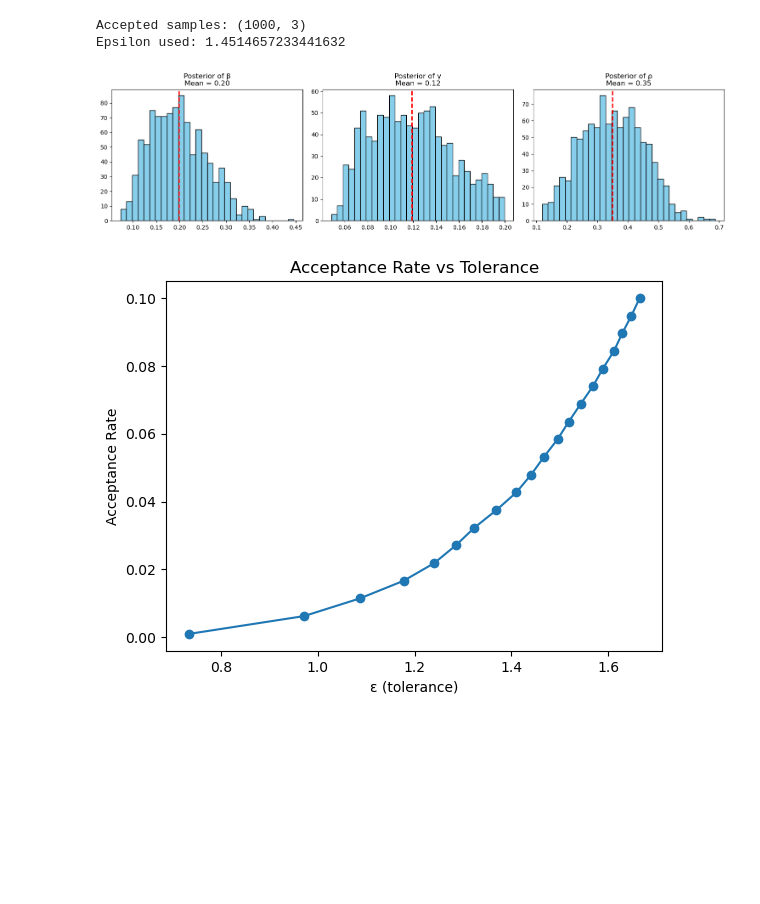
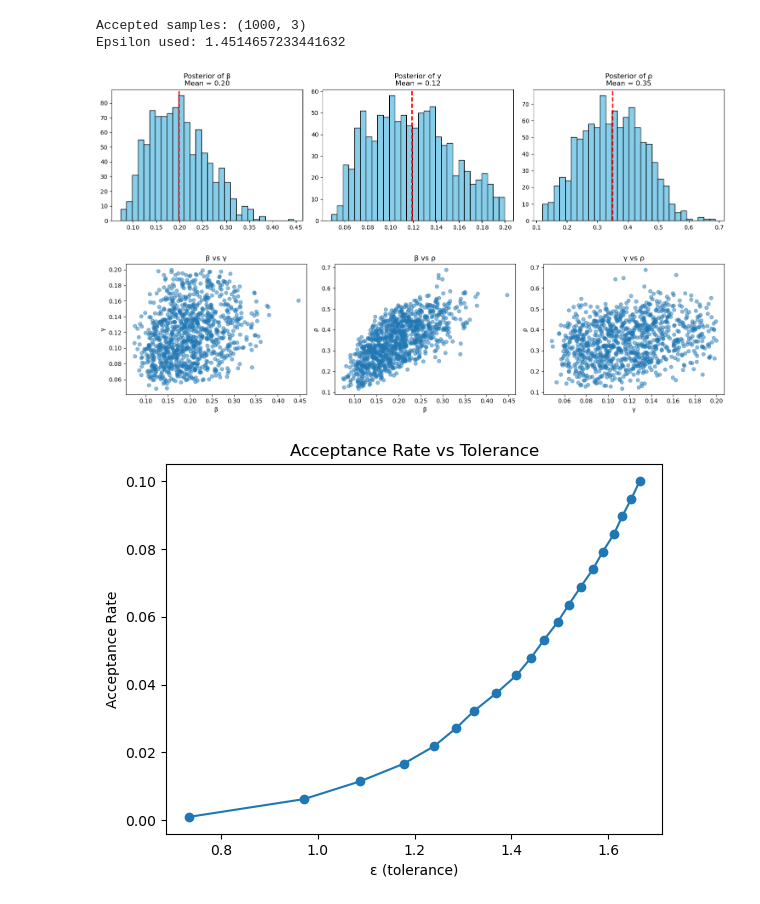
Before and after one commit to funwenxin/ST3247_Group5, a Jupyter notebook: ABC Script/Experimentation_1.ipynb, the cells around one changed output. Saved outputs shown, nothing was run; the diff lists cells and outputs as text; code cells hidden in the pictures; blank space fills up the shorter version.

```diff
--- a/ABC Script/Experimentation_1.ipynb
+++ b/ABC Script/Experimentation_1.ipynb
@@ -37,7 +37,7 @@ def compute_distances(summaries, s_obs):
     dist = np.linalg.norm((summaries - s_obs) / std, axis=1)
     return dist
 # %%
-def rejection_abc_quantile(n_samples, s_obs, rng):
+def rejection_abc_quantile(n_samples, s_obs, rng, compute_summary_func):
     thetas = []
     summaries = []
 
@@ -45,7 +45,7 @@ def rejection_abc_quantile(n_samples, s_obs, rng):
         theta = sample_prior(rng)
         infected, rewiring, degree = simulate(*theta, rng=rng)
 
-        s_sim = compute_summary(infected, rewiring, degree)
+        s_sim = compute_summary_func(infected, rewiring, degree)
 
         thetas.append(theta)
         summaries.append(s_sim)
@@ -138,7 +138,7 @@ def plot_acceptance(epsilons, rates):
     plt.show()
 # %%
 #summary stats: 9
-def compute_summary(infected, rewiring, degree):
+def compute_9_summary(infected, rewiring, degree):
 
     # Infection summaries
     peak_infection = np.max(infected)
@@ -148,11 +148,6 @@ def compute_summary(infected, rewiring, degree):
 
     # Recovery summary
     auc_to_peak_ratio = auc / peak_infection if peak_infection > 0 else 0
-    decay_rate = np.polyfit(
-        range(time_to_peak, len(infected)),
-        np.log(infected[time_to_peak:] + 1e-8),
-        1
-    )[0]
 
     # Rewiring summaries
     total_rewiring = np.sum(rewiring)
@@ -177,7 +172,7 @@ def compute_summary(infected, rewiring, degree):
         auc_to_peak_ratio
     ])
 # %%
-s_obs = compute_summary(obs_infected, obs_rewiring, obs_degree)
+s_obs = compute_9_summary(obs_infected, obs_rewiring, obs_degree)
 s_obs
 # %% [output]
 array([5.40000000e-01, 9.00000000e+00, 0.00000000e+00, 9.90500000e+00,
@@ -189,7 +184,8 @@ s_sim = simulate_replicates(theta, R=40, rng=rng)
 thetas, summaries = rejection_abc_quantile(
     n_samples=20000,
     s_obs=s_obs,
-    rng=rng
+    rng=rng,
+    compute_summary_func = compute_9_summary
 )
 # %%
 dists = compute_distances(summaries, s_obs)
@@ -206,8 +202,10 @@ Accepted samples: (1000, 3)
 Epsilon used: 1.4514657233441632
 # %%
 plot_marginals(samples)
+plot_pairwise(samples)
 # %% [output]
 [figure]
+[figure, added]
 # %%
 # quantile-based epsilons
 epsilons = np.quantile(dists, np.linspace(0.001, 0.1, 20))
```
Also changed, not shown: parts of 38 cells of this notebook.
